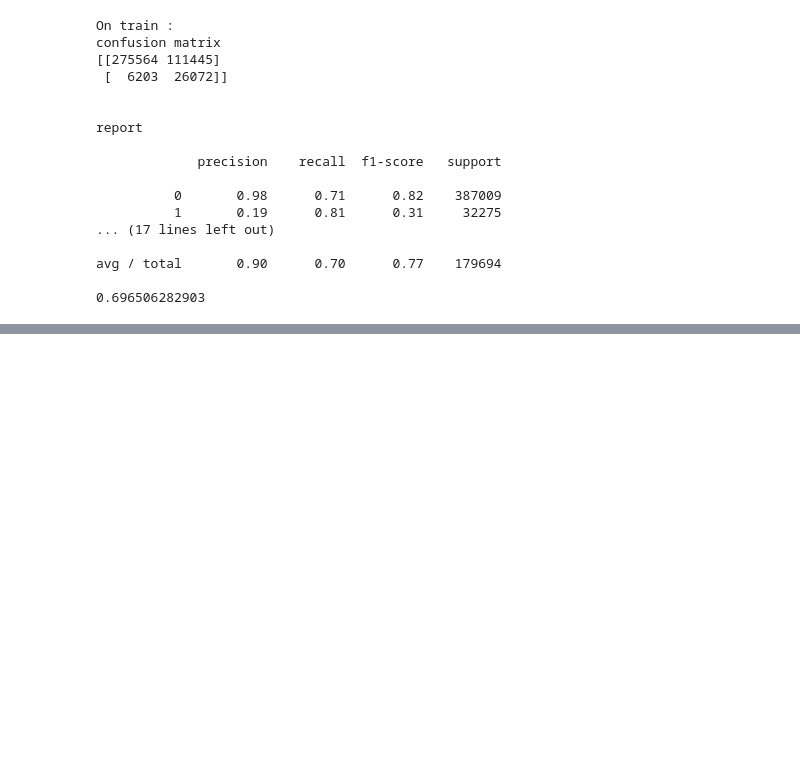
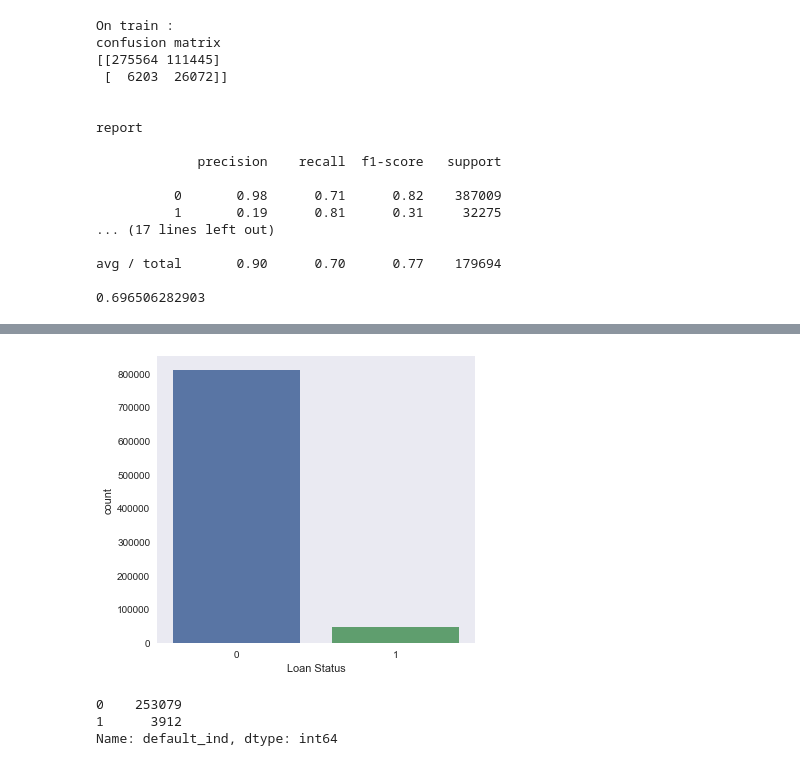
Before and after one commit to kushal9090/Data-Science-Final-Project-on-Loan-Default, a Jupyter notebook: Underwritting.ipynb, the cells around one changed output, grey strips where cells are left out. Drawn from its saved outputs; the diff is of its cells as text; code cells hidden in the pictures; blank space fills up the shorter version.

```diff
--- a/Underwritting.ipynb
+++ b/Underwritting.ipynb
@@ -1403,0 +1421,40 @@ avg / total       0.90      0.70      0.77    179694
+# %%
+x = df_test.iloc[ : , :-1].values
+
+scalar = StandardScaler()
+scalar.fit(x)
+x = scalar.transform(x)
+
+y_pred = algo.predict(x)
+# %%
+data_split_type = []
+for date in df["issue_d"].values:
+    if date in issue_dates[:101]:
+        data_split_type.append("train")
+    else:
+        data_split_type.append("test")
+df["type"] =  data_split_type
+
+df_submition = pd.DataFrame(df[df["type"] == "test"])
+# %%
+df_submition["default_ind"] = y_pred
+# %%
+c = Counter(df_submition["default_ind"])
+labels = []
+size = df_submition["default_ind"].unique().size
+for i in np.arange(0 , size):
+    labels.append(c.most_common()[i][0])
+a4_dimens = (5.7 , 5.27)
+fig , ax = plt.subplots(figsize = a4_dimens)
+sns.set(style = "dark")
+sns.countplot(x = "default_ind" , data = df , order = labels , ax = ax )
+plt.xlabel("Loan Status")
+plt.show()
+# %% [output]
+[figure, added]
+# %%
+df_submition["default_ind"].value_counts()
+# %% [output]
+0    253079
+1      3912
+Name: default_ind, dtype: int64
```
Also changed, not shown: parts of 7 cells of this notebook.
